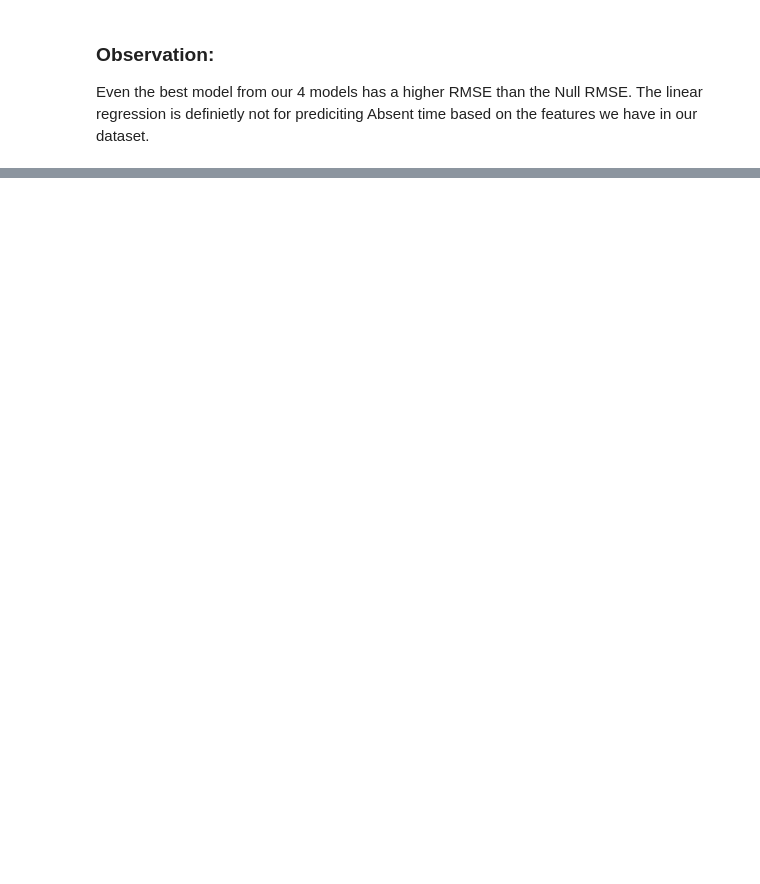
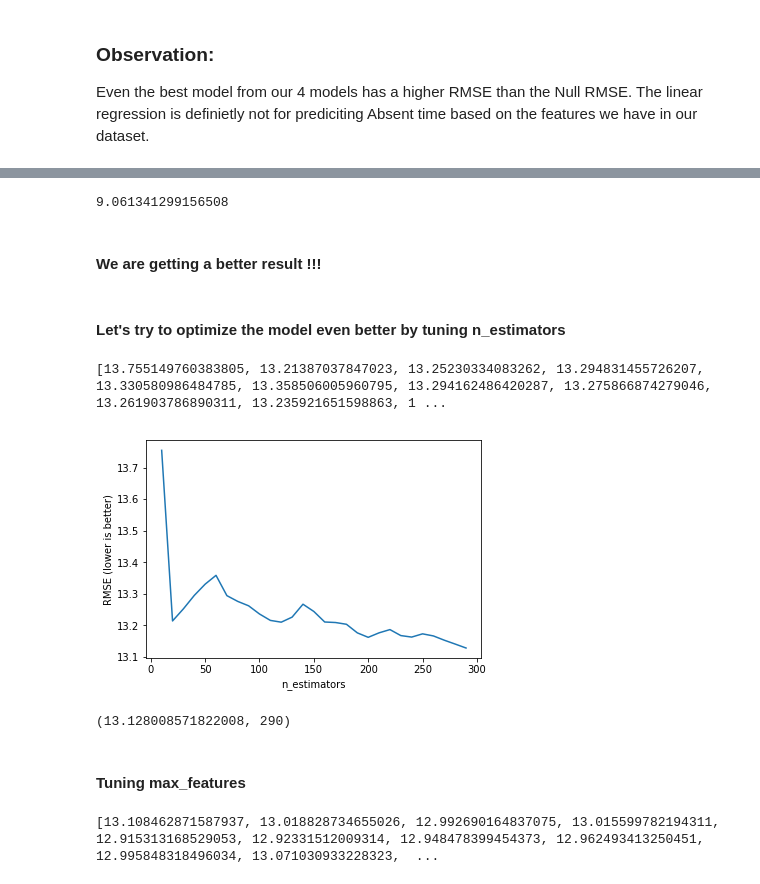
Before and after one commit to zimengqingfeng/FinalProject, a Jupyter notebook: Absenteeism_at_work.ipynb, the cells around one changed output, grey strips where cells are left out. Drawn from its saved outputs; the diff is of its cells as text; code cells hidden in the pictures; blank space fills up the shorter version.

```diff
--- a/Absenteeism_at_work.ipynb
+++ b/Absenteeism_at_work.ipynb
@@ -455,0 +748,6 @@ Even the best model from our 4 models has a higher RMSE than the Null RMSE. The
+# %%
+X = reason_dummies[feature_cols]
+y = reason_dummies.Absent_time
+# %%
+rfreg = RandomForestRegressor(n_estimators=150, max_features=5, oob_score=True, random_state=123)
+rfreg.fit(X, y)
@@ -455,0 +817,60 @@ Even the best model from our 4 models has a higher RMSE than the Null RMSE. The
+# %%
+# Check the RMSE for a random forest that only includes important features.
+rfreg = RandomForestRegressor(n_estimators=150, max_features=3, random_state=123)
+
+scores = cross_val_score(rfreg, X_important, y_test, cv=10, scoring='neg_mean_squared_error')
+np.mean(np.sqrt(-scores))
+# %% [output]
+9.061341299156508
+# %% [markdown]
+#### We are getting a better result !!!
+# %% [markdown]
+#### Let's try to optimize the model even better by tuning n_estimators
+# %%
+# List of values to try for n_estimators:
+estimator_range = list(range(10, 300, 10))
+
+# List to store the average RMSE for each value of n_estimators:
+RMSE_scores = []
+
+feature_cols_opt = ['Reason_23', 'Son', 'Body_mass', 'Reason_12', 'Reason_11', 'Service_time', 'Reason_13', 'Trans_expense', 'Reason_19', 'Reason_9', 'Distance', 'Age', 'Work_load']
+X_opt = reason_dummies[feature_cols_opt]
+# Use five-fold cross-validation with each value of n_estimators (Warning: Slow!).
+for estimator in estimator_range:
+    rfreg = RandomForestRegressor(n_estimators=estimator, random_state=123)
+    MSE_scores = cross_val_score(rfreg, X_opt, y, cv=5, scoring='neg_mean_squared_error')
+    RMSE_scores.append(np.mean(np.sqrt(-MSE_scores)))
+print(RMSE_scores)
+# %% [output]
+[13.755149760383805, 13.21387037847023, 13.25230334083262, 13.294831455726207, 13.330580986484785, 13.358506005960795, 13.294162486420287, 13.275866874279046, 13.261903786890311, 13.235921651598863, 1 ...
+# %%
+plt.plot(estimator_range, RMSE_scores);
+
+plt.xlabel('n_estimators');
+plt.ylabel('RMSE (lower is better)');
+# %% [output]
+[figure, added]
+# %%
+sorted(zip(RMSE_scores, estimator_range))[0] # Let's choose 300 to be the n_estimators
+# %% [output]
+(13.128008571822008, 290)
+# %% [markdown]
+#### Tuning max_features
+# %%
+# Altered n_estimators based on optimal finding above
+# Now let's look for the optimum number of maximum features at each split
+
+# List of values to try for max_features:
+feature_range = list(range(1, len(feature_cols_opt)+1))
+
+# List to store the average RMSE for each value of max_features:
+RMSE_scores = []
+
+# Used 5-fold cross-validation with each value of max_features.
+for feature in feature_range:
+    rfreg = RandomForestRegressor(n_estimators=300, max_features=feature, random_state=123)
+    MSE_scores = cross_val_score(rfreg, X_opt, y, cv=5, scoring='neg_mean_squared_error')
+    RMSE_scores.append(np.mean(np.sqrt(-MSE_scores)))
+print(RMSE_scores)
+# %% [output]
+[13.108462871587937, 13.018828734655026, 12.992690164837075, 13.015599782194311, 12.915313168529053, 12.92331512009314, 12.948478399454373, 12.962493413250451, 12.995848318496034, 13.071030933228323,  ...
```
Also changed, not shown: parts of 60 cells of this notebook.
